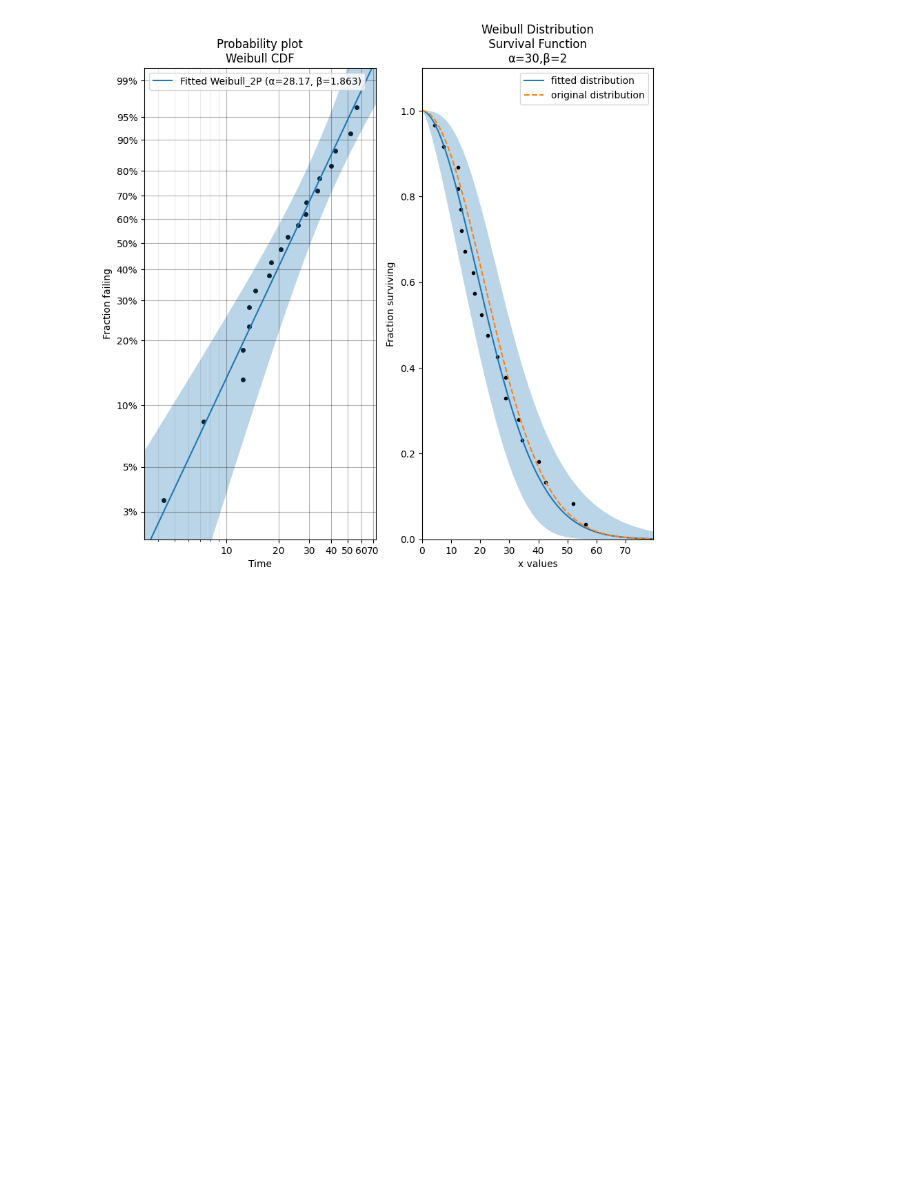
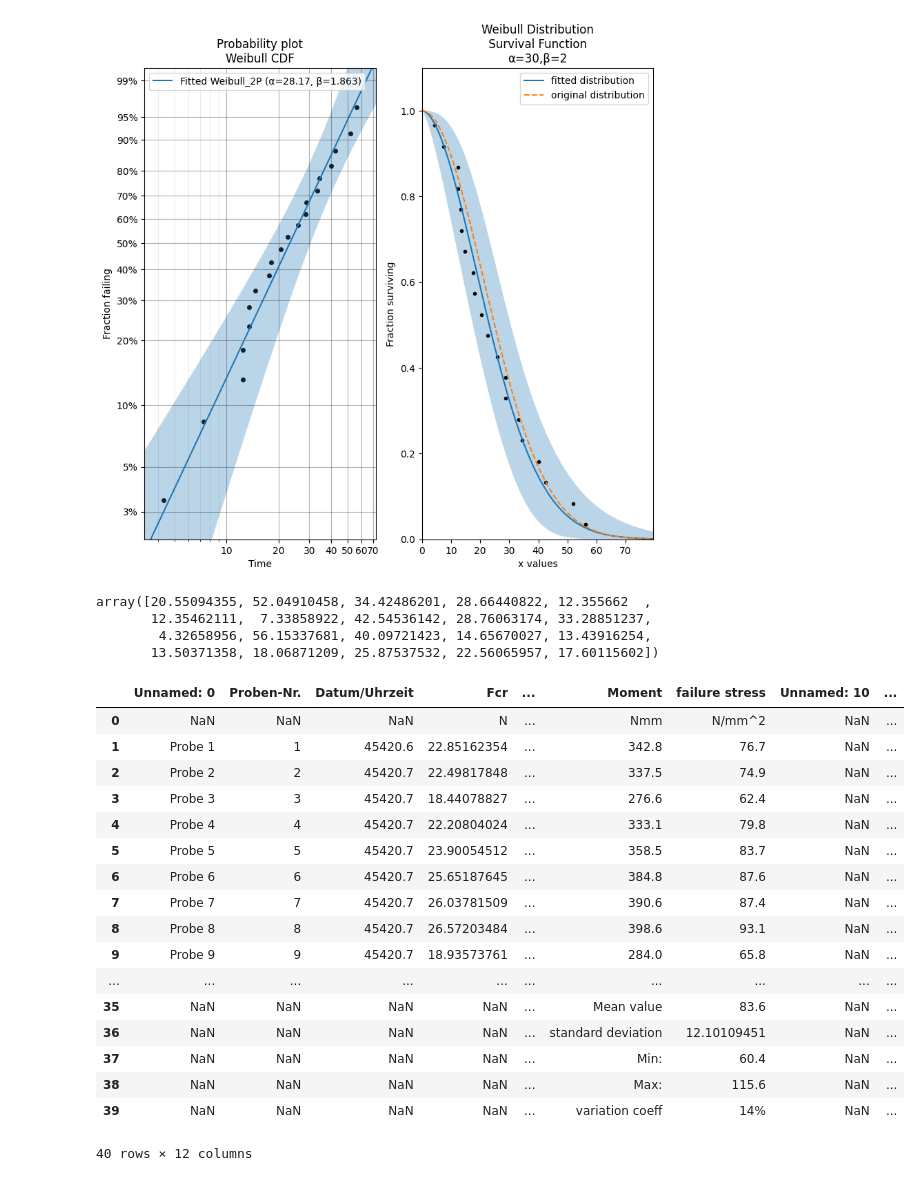
Before and after one commit to Mackus101/GlassMechAnalysis, a Jupyter notebook: analyse.ipynb, the cells around one changed output. Saved outputs shown, nothing was run; the diff lists cells and outputs as text; code cells hidden in the pictures; blank space fills up the shorter version.

```diff
--- a/analyse.ipynb
+++ b/analyse.ipynb
@@ -30,3 +31,33 @@ Goodness of fit    Value
             BIC  165.088
              AD  0.83728
 [figure]
+# %%
+data
+# %% [output]
+array([20.55094355, 52.04910458, 34.42486201, 28.66440822, 12.355662  ,
+       12.35462111,  7.33858922, 42.54536142, 28.76063174, 33.28851237,
+        4.32658956, 56.15337681, 40.09721423, 14.65670027, 13.43916254,
+       13.50371358, 18.06871209, 25.87537532, 22.56065957, 17.60115602])
+# %%
+test_data = pd.read_csv("Test_data.csv")
+
+test_data
+# %% [output]
+|  | Unnamed: 0 | Proben-Nr. | Datum/Uhrzeit | Fcr | ... | Moment | failure stress | Unnamed: 10 | ... |
+| 0 | NaN | NaN | NaN | N | ... | Nmm | N/mm^2 | NaN | ... |
+| 1 | Probe 1 | 1 | 45420.6 | 22.85162354 | ... | 342.8 | 76.7 | NaN | ... |
+| 2 | Probe 2 | 2 | 45420.7 | 22.49817848 | ... | 337.5 | 74.9 | NaN | ... |
+| 3 | Probe 3 | 3 | 45420.7 | 18.44078827 | ... | 276.6 | 62.4 | NaN | ... |
+| 4 | Probe 4 | 4 | 45420.7 | 22.20804024 | ... | 333.1 | 79.8 | NaN | ... |
+| 5 | Probe 5 | 5 | 45420.7 | 23.90054512 | ... | 358.5 | 83.7 | NaN | ... |
+| 6 | Probe 6 | 6 | 45420.7 | 25.65187645 | ... | 384.8 | 87.6 | NaN | ... |
+| 7 | Probe 7 | 7 | 45420.7 | 26.03781509 | ... | 390.6 | 87.4 | NaN | ... |
+| 8 | Probe 8 | 8 | 45420.7 | 26.57203484 | ... | 398.6 | 93.1 | NaN | ... |
+| 9 | Probe 9 | 9 | 45420.7 | 18.93573761 | ... | 284.0 | 65.8 | NaN | ... |
+| ... | ... | ... | ... | ... | ... | ... | ... | ... | ... |
+| 35 | NaN | NaN | NaN | NaN | ... | Mean value | 83.6 | NaN | ... |
+| 36 | NaN | NaN | NaN | NaN | ... | standard deviation | 12.10109451 | NaN | ... |
+| 37 | NaN | NaN | NaN | NaN | ... | Min: | 60.4 | NaN | ... |
+| 38 | NaN | NaN | NaN | NaN | ... | Max: | 115.6 | NaN | ... |
+| 39 | NaN | NaN | NaN | NaN | ... | variation coeff | 14% | NaN | ... |
+40 rows × 12 columns
```
Also changed, not shown: parts of 4 cells of this notebook, 1 other file.
